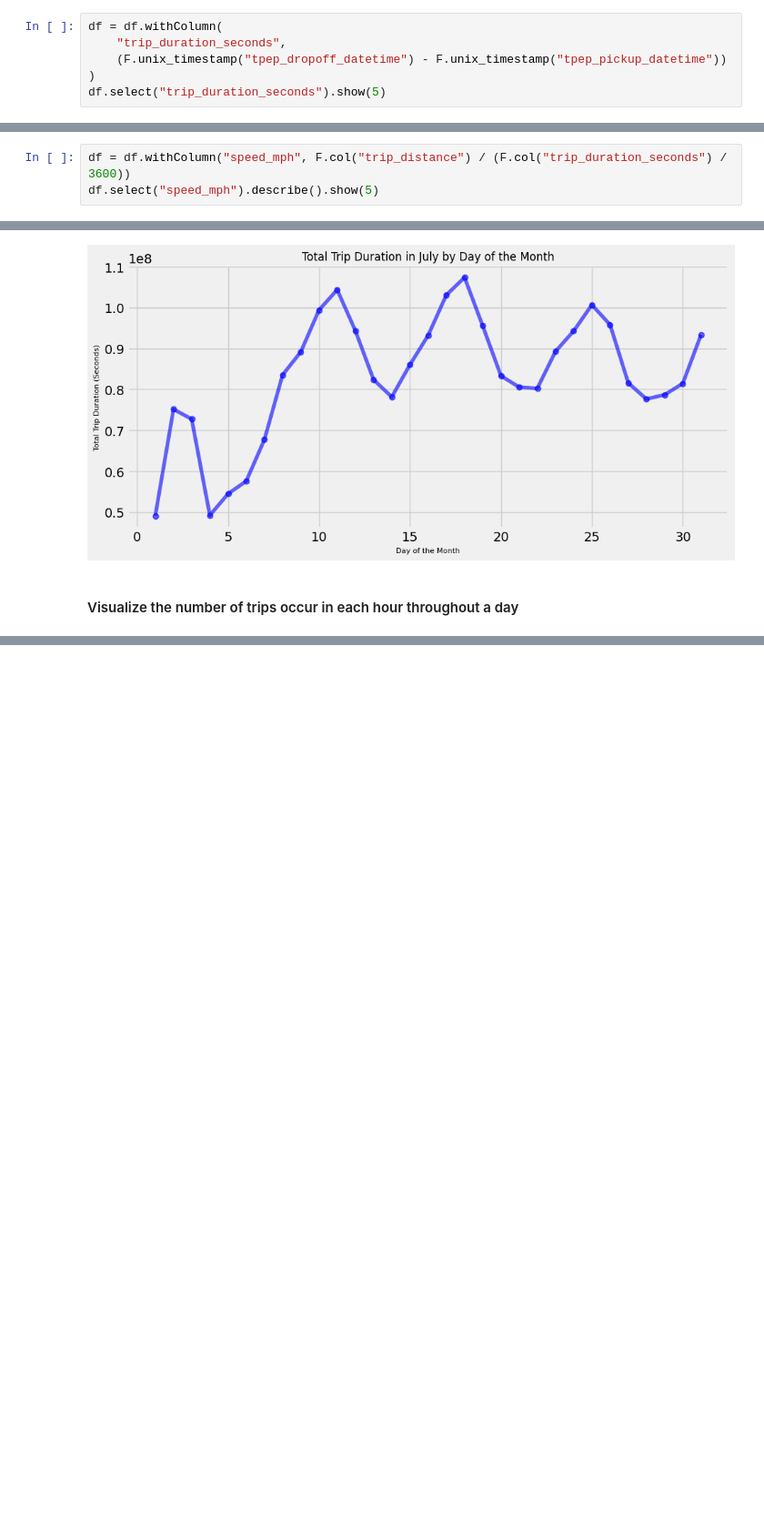
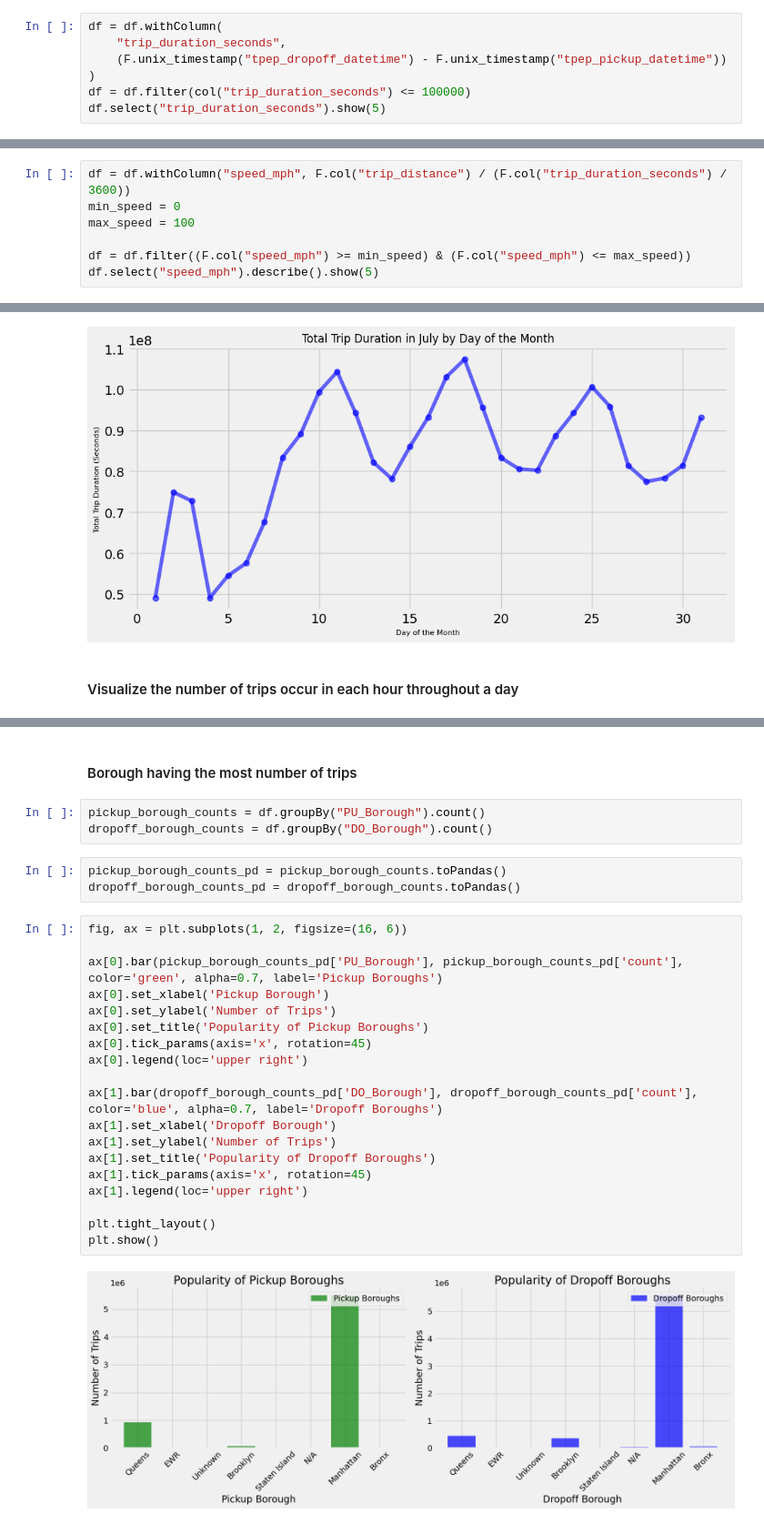
Before and after one commit to nhhongan/nyc_yellow_taxi_eta, a Jupyter notebook: notebook/eda_modelling_eta.ipynb, the cells around one changed output, grey strips where cells are left out. Shown: that part at 91% size. Cells and saved outputs as stored; diff of their text form; blank space fills up the shorter version.

```diff
--- a/notebook/eda_modelling_eta.ipynb
+++ b/notebook/eda_modelling_eta.ipynb
@@ -341,6 +346,7 @@ df = df.withColumn(
     "trip_duration_seconds",
     (F.unix_timestamp("tpep_dropoff_datetime") - F.unix_timestamp("tpep_pickup_datetime"))
 )
+df = df.filter(col("trip_duration_seconds") <= 100000)
 df.select("trip_duration_seconds").show(5)
 # %% [output]
 +---------------------+
@@ -356,4 +364,8 @@ only showing top 5 rows
 # %%
 df = df.withColumn("speed_mph", F.col("trip_distance") / (F.col("trip_duration_seconds") / 3600))
+min_speed = 0
+max_speed = 100
+
+df = df.filter((F.col("speed_mph") >= min_speed) & (F.col("speed_mph") <= max_speed))
 df.select("speed_mph").describe().show(5)
 # %% [output]
@@ -422,0 +448,29 @@ plt.show()
+# %% [markdown]
+#### Borough having the most number of trips
+# %%
+pickup_borough_counts = df.groupBy("PU_Borough").count()
+dropoff_borough_counts = df.groupBy("DO_Borough").count()
+# %%
+pickup_borough_counts_pd = pickup_borough_counts.toPandas()
+dropoff_borough_counts_pd = dropoff_borough_counts.toPandas()
+# %%
+fig, ax = plt.subplots(1, 2, figsize=(16, 6))
+
+ax[0].bar(pickup_borough_counts_pd['PU_Borough'], pickup_borough_counts_pd['count'], color='green', alpha=0.7, label='Pickup Boroughs')
+ax[0].set_xlabel('Pickup Borough')
+ax[0].set_ylabel('Number of Trips')
+ax[0].set_title('Popularity of Pickup Boroughs')
+ax[0].tick_params(axis='x', rotation=45)
+ax[0].legend(loc='upper right')
+
+ax[1].bar(dropoff_borough_counts_pd['DO_Borough'], dropoff_borough_counts_pd['count'], color='blue', alpha=0.7, label='Dropoff Boroughs')
+ax[1].set_xlabel('Dropoff Borough')
+ax[1].set_ylabel('Number of Trips')
+ax[1].set_title('Popularity of Dropoff Boroughs')
+ax[1].tick_params(axis='x', rotation=45)
+ax[1].legend(loc='upper right')
+
+plt.tight_layout()
+plt.show()
+# %% [output]
+[figure, added]
```
Also changed, not shown: parts of 15 cells of this notebook, 1 other file.
